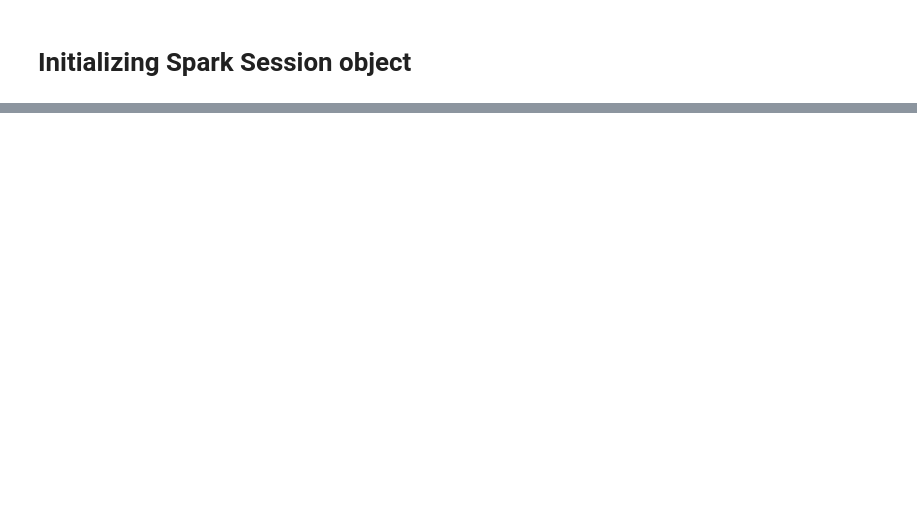
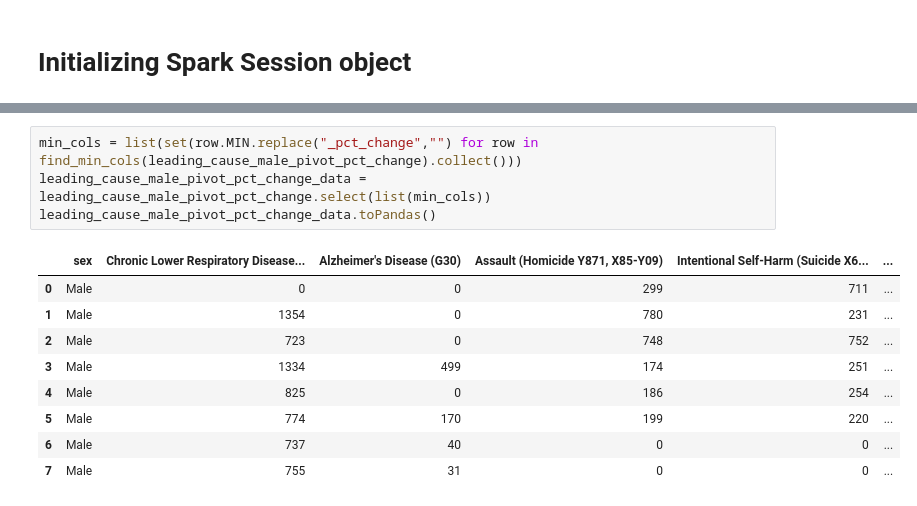
Before and after one commit to kaumil/event_data_analysis_spark_elasticsearch, a Jupyter notebook: spark_conf/spark_notebook.ipynb, the cells around one changed output, grey strips where cells are left out. Drawn from its saved outputs; the diff is of its cells as text; blank space fills up the shorter version.

```diff
--- a/spark_conf/spark_notebook.ipynb
+++ b/spark_conf/spark_notebook.ipynb
@@ -398,0 +570,14 @@ for index,index_name,reset_index_condition in zip(indices,index_names,reset_indi
+# %%
+min_cols = list(set(row.MIN.replace("_pct_change","") for row in find_min_cols(leading_cause_male_pivot_pct_change).collect()))
+leading_cause_male_pivot_pct_change_data = leading_cause_male_pivot_pct_change.select(list(min_cols))
+leading_cause_male_pivot_pct_change_data.toPandas()
+# %% [output]
+|  | sex | Chronic Lower Respiratory Disease... | Alzheimer's Disease (G30) | Assault (Homicide Y871, X85-Y09) | Intentional Self-Harm (Suicide X6... | ... |
+| 0 | Male | 0 | 0 | 299 | 711 | ... |
+| 1 | Male | 1354 | 0 | 780 | 231 | ... |
+| 2 | Male | 723 | 0 | 748 | 752 | ... |
+| 3 | Male | 1334 | 499 | 174 | 251 | ... |
+| 4 | Male | 825 | 0 | 186 | 254 | ... |
+| 5 | Male | 774 | 170 | 199 | 220 | ... |
+| 6 | Male | 737 | 40 | 0 | 0 | ... |
+| 7 | Male | 755 | 31 | 0 | 0 | ... |
```
Also changed, not shown: parts of 85 cells of this notebook, 28 other files.
